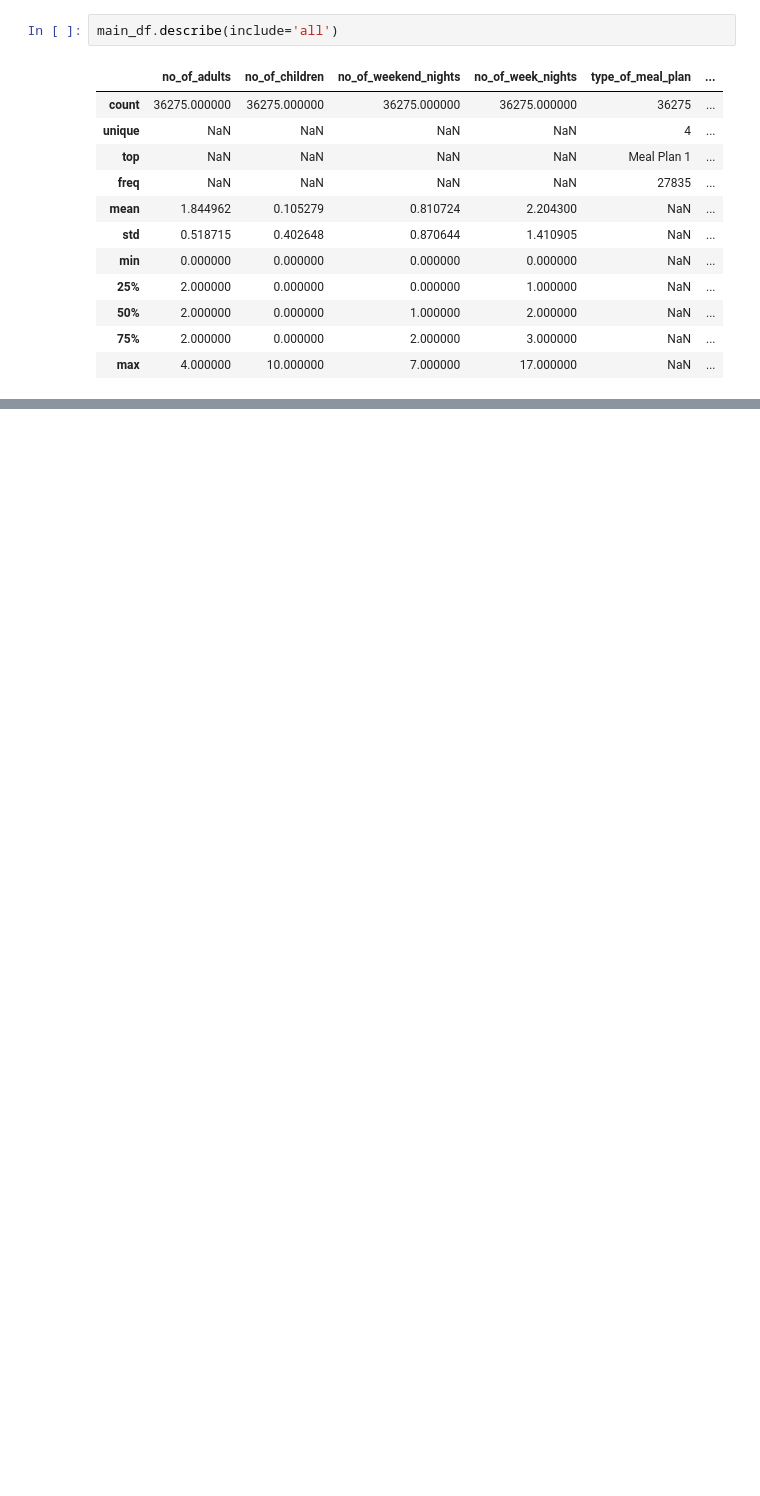
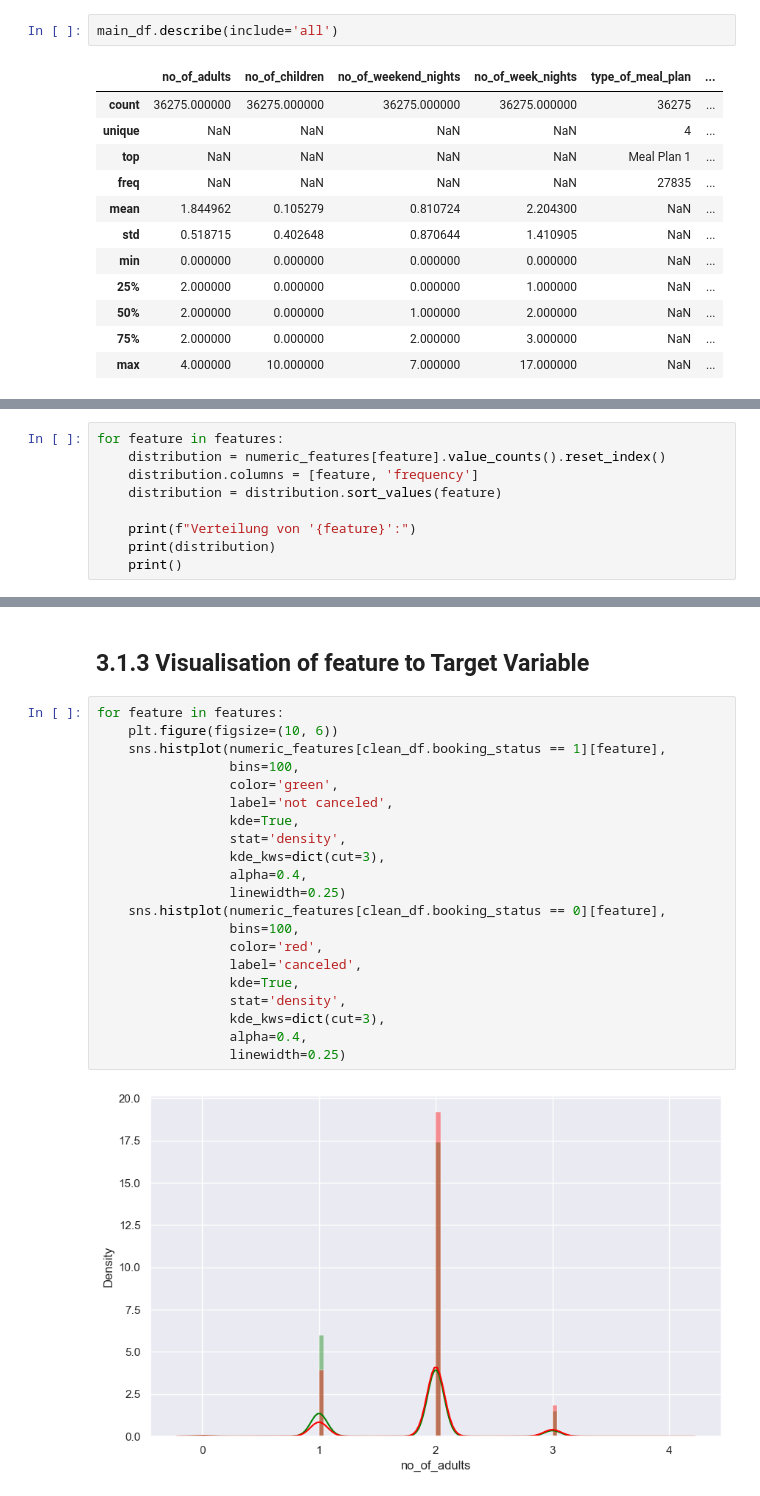
Before and after one commit to Flitschi7/stornierungsvorhersage-im-hotelgewerbe, a Jupyter notebook: hotel_cancellation.ipynb, the cells around one changed output, grey strips where cells are left out. Drawn from its saved outputs; the diff is of its cells as text; blank space fills up the shorter version.

```diff
--- a/hotel_cancellation.ipynb
+++ b/hotel_cancellation.ipynb
@@ -190,0 +183,9 @@ If you want to write a file to the project, you can follow these instructions to
+# %%
+for feature in features:
+    distribution = numeric_features[feature].value_counts().reset_index()
+    distribution.columns = [feature, 'frequency']
+    distribution = distribution.sort_values(feature)
+
+    print(f"Verteilung von '{feature}':")
+    print(distribution)
+    print()
@@ -190,0 +260,25 @@ If you want to write a file to the project, you can follow these instructions to
+# %% [markdown]
+## 3.1.3 Visualisation of feature to Target Variable
+# %%
+for feature in features:
+    plt.figure(figsize=(10, 6))
+    sns.histplot(numeric_features[clean_df.booking_status == 1][feature],
+                 bins=100,
+                 color='green',
+                 label='not canceled',
+                 kde=True,
+                 stat='density',
+                 kde_kws=dict(cut=3),
+                 alpha=0.4,
+                 linewidth=0.25)
+    sns.histplot(numeric_features[clean_df.booking_status == 0][feature],
+                 bins=100,
+                 color='red',
+                 label='canceled',
+                 kde=True,
+                 stat='density',
+                 kde_kws=dict(cut=3),
+                 alpha=0.4,
+                 linewidth=0.25)
+# %% [output]
+[figure, added]
```
Also changed, not shown: parts of 70 cells of this notebook.
